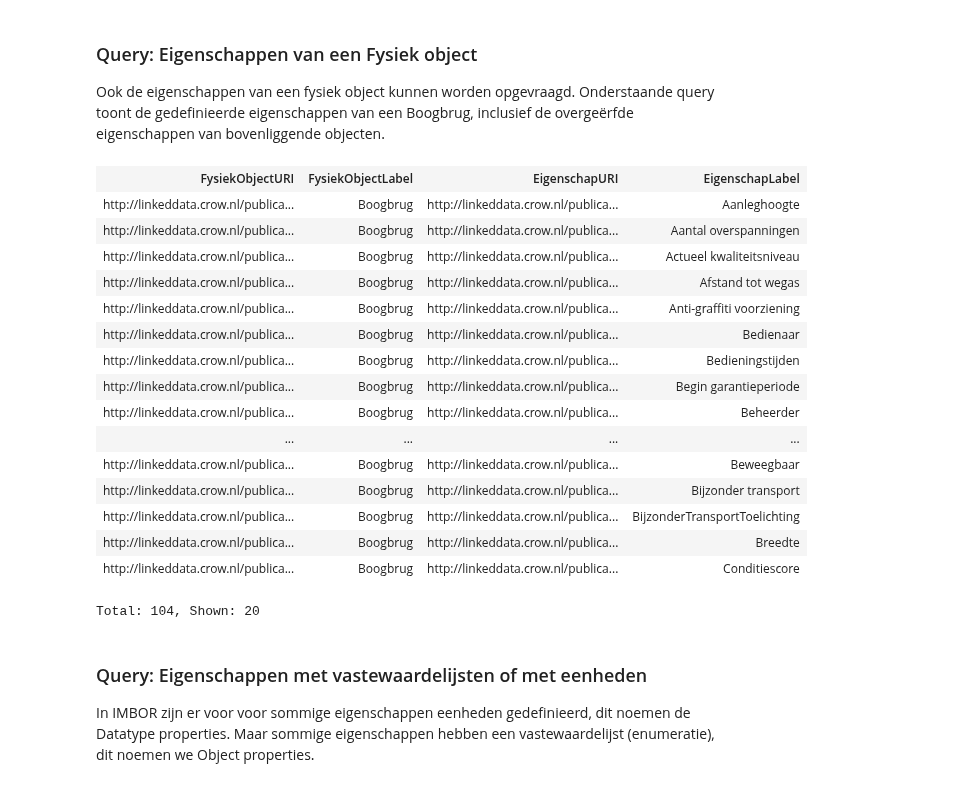
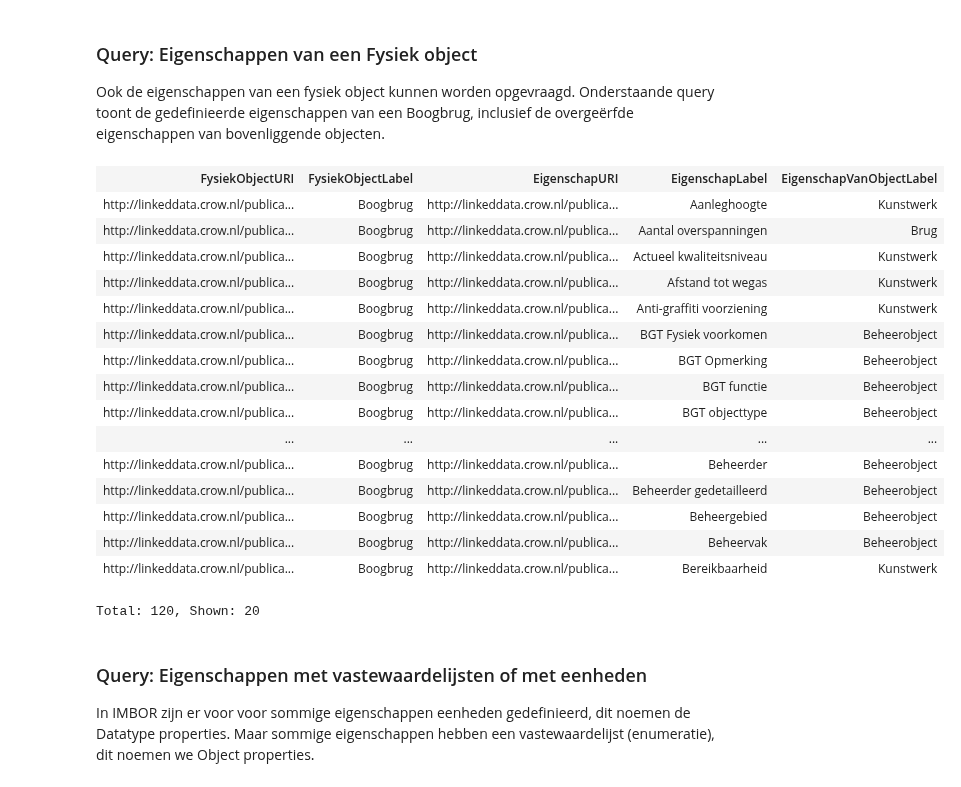
Before and after one commit to Stichting-CROW/imbor, a Jupyter notebook: docs/SPARQL-voorbeelden.ipynb, the cells around one changed output. Saved outputs shown, nothing was run; the diff lists cells and outputs as text; code cells hidden in the pictures.

```diff
--- a/docs/SPARQL-voorbeelden.ipynb
+++ b/docs/SPARQL-voorbeelden.ipynb
@@ -123,45 +128,62 @@ Onderstaande query toont de gedefinieerde eigenschappen van een Boogbrug, inclus
 # %%
 PREFIX rdfs: <http://www.w3.org/2000/01/rdf-schema#>
 PREFIX nta8035: <https://w3id.org/def/basicsemantics-owl#>
 PREFIX skos: <http://www.w3.org/2004/02/skos/core#>
 PREFIX sh: <http://www.w3.org/ns/shacl#>
-PREFIX rdf: <http://www.w3.org/1999/02/22-rdf-syntax-ns#>
+PREFIX groep: <http://linkeddata.crow.nl/publication-v2/ns/crow/imbor/def/groepering/>
 
-SELECT ?FysiekObjectURI ?FysiekObjectLabel ?EigenschapURI ?EigenschapLabel
+SELECT ?FysiekObjectURI ?FysiekObjectLabel ?EigenschapURI ?EigenschapLabel ?EigenschapVanObjectLabel
+
 WHERE {
-# Selecteer alleen het ding wat als label "Boogbrug" heeft ...
-   			BIND ("Boogbrug"@nl-NL as ?FysiekObjectLabel)
-# ... die direct of door overerving een subklasse zijn van NTA8035 Fysiek object ...
-    		?FysiekObjectURI rdfs:subClassOf+ nta8035:PhysicalObject ;
-                             skos:prefLabel ?FysiekObjectLabel .
-# ... en die een SHACL shape hebben, inclusief overgeerfde.
-            ?SHACLNodeShape sh:targetClass/^rdfs:subClassOf* ?FysiekObjectURI .
+
+# Het kan zijn dat dit aangepast moet worden naar subClassOf nta8035:PhysicalObject
+            ?FysiekObjectURI skos:prefLabel ?preflabel .
+
+ # ... en die voorkomen in deze versie ...
+    groep:Versie2020-08 skos:member ?FysiekObjectURI ;
+            rdfs:label ?Versie .
+
+# ... met deze parameter.
+
+            FILTER (LCASE(str(?preflabel)) = "boogbrug") # heel woord
+            BIND (?preflabel AS ?FysiekObjectLabel)
+
+# Trek het property-path uit elkaar om de superklasse te laten zien.
+            ?FysiekObjectURI rdfs:subClassOf* ?SuperKlasse .
+            ?SuperKlasse skos:prefLabel ?EigenschapVanObjectLabel .
+
+            ?SHACLNodeShape sh:targetClass ?SuperKlasse .
             ?SHACLNodeShape sh:property ?SHACLPropertyShape .
-# Laat de relatie zien van de SHACL Shape, naar de eigenschap.
-            ?SHACLPropertyShape sh:path ?EigenschapURI .
+
+# Laat de relatie zien van de SHACL Shape, naar de eigenschap (inclusief via de blanknodes)...
+            { ?SHACLPropertyShape sh:path/(rdf:first) ?EigenschapURI .}
+    UNION   { ?SHACLPropertyShape sh:path ?EigenschapURI .}
             ?EigenschapURI skos:prefLabel ?EigenschapLabel .
-# En filter de hasPart relaties eruit om alleen echte eigenschappen te zien.
-			MINUS { ?SHACLPropertyShape sh:path nta8035:hasPart }
+
+# ... en filter de hasPart relaties eruit om alleen echte eigenschappen te zien.
+            MINUS { ?SHACLPropertyShape sh:path nta8035:hasPart }
+
 }
-ORDER BY ?FysiekObjectLabel ?EigenschapLabel
+
+ORDER BY str(?FysiekObjectLabel) str(?EigenschapLabel) str(?EigenschapVanObjectLabel)
 # %% [output]
-| FysiekObjectURI | FysiekObjectLabel | EigenschapURI | EigenschapLabel |
-| http://linkeddata.crow.nl/publica... | Boogbrug | http://linkeddata.crow.nl/publica... | Aanleghoogte |
-| http://linkeddata.crow.nl/publica... | Boogbrug | http://linkeddata.crow.nl/publica... | Aantal overspanningen |
-| http://linkeddata.crow.nl/publica... | Boogbrug | http://linkeddata.crow.nl/publica... | Actueel kwaliteitsniveau |
-| http://linkeddata.crow.nl/publica... | Boogbrug | http://linkeddata.crow.nl/publica... | Afstand tot wegas |
-| http://linkeddata.crow.nl/publica... | Boogbrug | http://linkeddata.crow.nl/publica... | Anti-graffiti voorziening |
-| http://linkeddata.crow.nl/publica... | Boogbrug | http://linkeddata.crow.nl/publica... | Bedienaar |
-| http://linkeddata.crow.nl/publica... | Boogbrug | http://linkeddata.crow.nl/publica... | Bedieningstijden |
-| http://linkeddata.crow.nl/publica... | Boogbrug | http://linkeddata.crow.nl/publica... | Begin garantieperiode |
-| http://linkeddata.crow.nl/publica... | Boogbrug | http://linkeddata.crow.nl/publica... | Beheerder |
-| ... | ... | ... | ... |
-| http://linkeddata.crow.nl/publica... | Boogbrug | http://linkeddata.crow.nl/publica... | Beweegbaar |
-| http://linkeddata.crow.nl/publica... | Boogbrug | http://linkeddata.crow.nl/publica... | Bijzonder transport |
-| http://linkeddata.crow.nl/publica... | Boogbrug | http://linkeddata.crow.nl/publica... | BijzonderTransportToelichting |
-| http://linkeddata.crow.nl/publica... | Boogbrug | http://linkeddata.crow.nl/publica... | Breedte |
-| http://linkeddata.crow.nl/publica... | Boogbrug | http://linkeddata.crow.nl/publica... | Conditiescore |
+| FysiekObjectURI | FysiekObjectLabel | EigenschapURI | EigenschapLabel | EigenschapVanObjectLabel |
+| http://linkeddata.crow.nl/publica... | Boogbrug | http://linkeddata.crow.nl/publica... | Aanleghoogte | Kunstwerk |
+| http://linkeddata.crow.nl/publica... | Boogbrug | http://linkeddata.crow.nl/publica... | Aantal overspanningen | Brug |
+| http://linkeddata.crow.nl/publica... | Boogbrug | http://linkeddata.crow.nl/publica... | Actueel kwaliteitsniveau | Kunstwerk |
+| http://linkeddata.crow.nl/publica... | Boogbrug | http://linkeddata.crow.nl/publica... | Afstand tot wegas | Kunstwerk |
+| http://linkeddata.crow.nl/publica... | Boogbrug | http://linkeddata.crow.nl/publica... | Anti-graffiti voorziening | Kunstwerk |
+| http://linkeddata.crow.nl/publica... | Boogbrug | http://linkeddata.crow.nl/publica... | BGT Fysiek voorkomen | Beheerobject |
+| http://linkeddata.crow.nl/publica... | Boogbrug | http://linkeddata.crow.nl/publica... | BGT Opmerking | Beheerobject |
+| http://linkeddata.crow.nl/publica... | Boogbrug | http://linkeddata.crow.nl/publica... | BGT functie | Beheerobject |
+| http://linkeddata.crow.nl/publica... | Boogbrug | http://linkeddata.crow.nl/publica... | BGT objecttype | Beheerobject |
+| ... | ... | ... | ... | ... |
+| http://linkeddata.crow.nl/publica... | Boogbrug | http://linkeddata.crow.nl/publica... | Beheerder | Beheerobject |
+| http://linkeddata.crow.nl/publica... | Boogbrug | http://linkeddata.crow.nl/publica... | Beheerder gedetailleerd | Beheerobject |
+| http://linkeddata.crow.nl/publica... | Boogbrug | http://linkeddata.crow.nl/publica... | Beheergebied | Beheerobject |
+| http://linkeddata.crow.nl/publica... | Boogbrug | http://linkeddata.crow.nl/publica... | Beheervak | Beheerobject |
+| http://linkeddata.crow.nl/publica... | Boogbrug | http://linkeddata.crow.nl/publica... | Bereikbaarheid | Kunstwerk |
-Total: 104, Shown: 20
+Total: 120, Shown: 20
 # %% [markdown]
 ### Query: Eigenschappen met vastewaardelijsten of met eenheden
 
```
Also changed, not shown: parts of 7 cells of this notebook, 9 other files.
